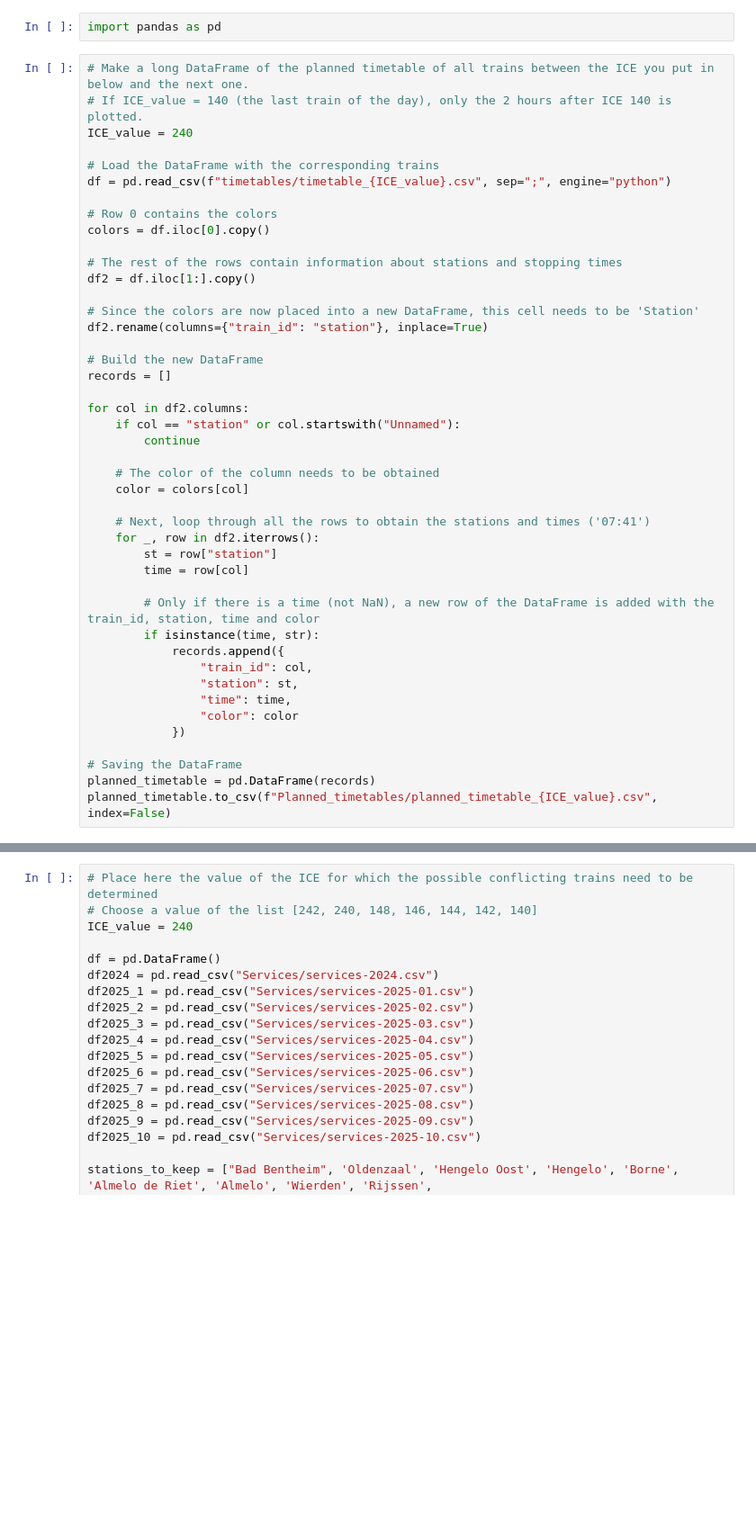
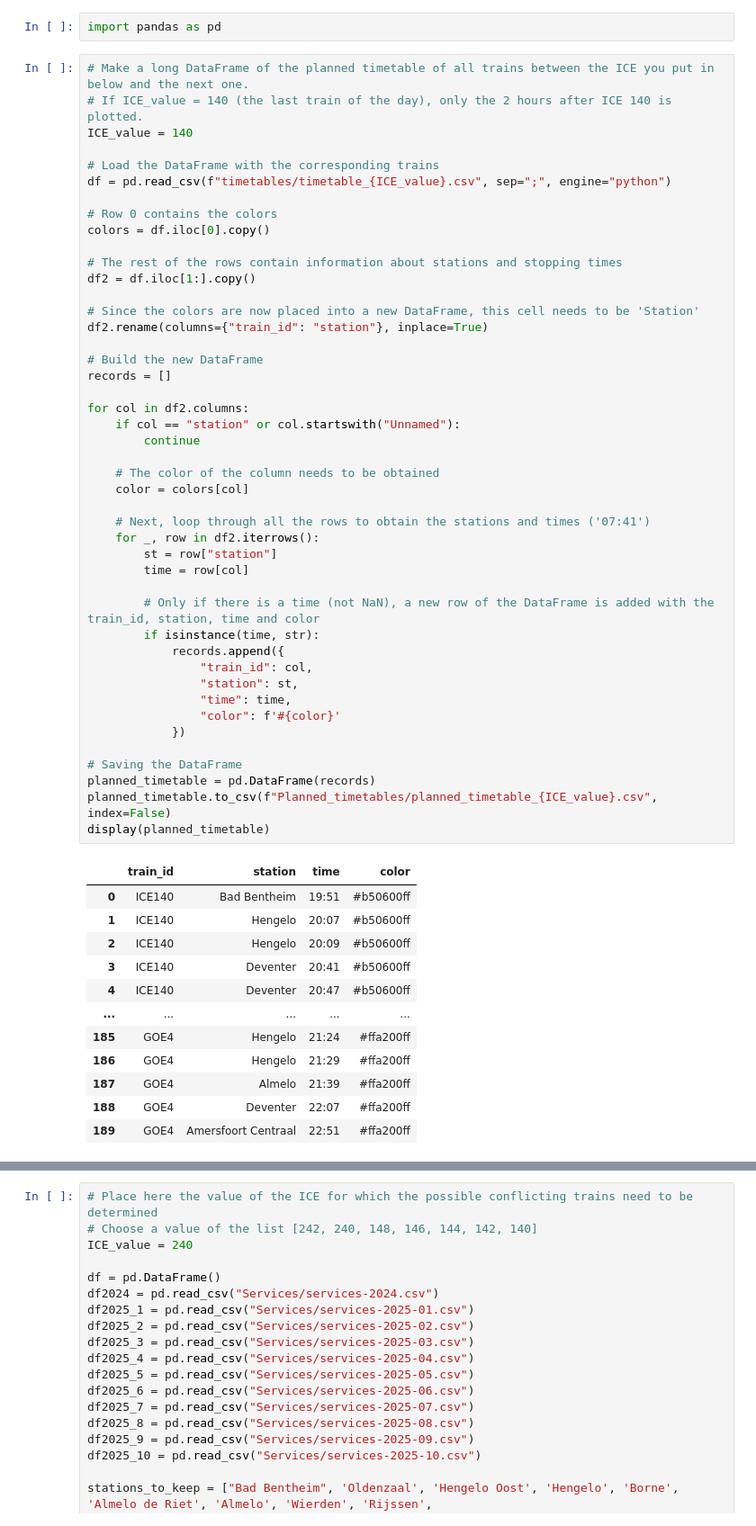
Before and after one commit to NielsvanderRijst/TIL5050-Delayed-ICE, a Jupyter notebook: Time-space prework.ipynb, the cells around one changed output, grey strips where cells are left out. Shown at 90% size. Drawn from its saved outputs; the diff is of its cells as text; blank space fills up the shorter version.

```diff
--- a/Time-space prework.ipynb
+++ b/Time-space prework.ipynb
@@ -3,7 +3,7 @@ import pandas as pd
 # %%
 # Make a long DataFrame of the planned timetable of all trains between the ICE you put in below and the next one.
 # If ICE_value = 140 (the last train of the day), only the 2 hours after ICE 140 is plotted.
-ICE_value = 240
+ICE_value = 140
 
 # Load the DataFrame with the corresponding trains
 df = pd.read_csv(f"timetables/timetable_{ICE_value}.csv", sep=";", engine="python")
@@ -16,31 +16,45 @@ df2 = df.iloc[1:].copy()
 
 # Since the colors are now placed into a new DataFrame, this cell needs to be 'Station'
 df2.rename(columns={"train_id": "station"}, inplace=True)
 
 # Build the new DataFrame
 records = []
 
 for col in df2.columns:
     if col == "station" or col.startswith("Unnamed"):
         continue
 
     # The color of the column needs to be obtained
     color = colors[col]
 
     # Next, loop through all the rows to obtain the stations and times ('07:41')
     for _, row in df2.iterrows():
         st = row["station"]
         time = row[col]
 
         # Only if there is a time (not NaN), a new row of the DataFrame is added with the train_id, station, time and color
         if isinstance(time, str):
             records.append({
                 "train_id": col,
                 "station": st,
                 "time": time,
-                "color": color
+                "color": f'#{color}'
             })
 
 # Saving the DataFrame
 planned_timetable = pd.DataFrame(records)
 planned_timetable.to_csv(f"Planned_timetables/planned_timetable_{ICE_value}.csv", index=False)
+display(planned_timetable)
+# %% [output]
+|  | train_id | station | time | color |
+| 0 | ICE140 | Bad Bentheim | 19:51 | #b50600ff |
+| 1 | ICE140 | Hengelo | 20:07 | #b50600ff |
+| 2 | ICE140 | Hengelo | 20:09 | #b50600ff |
+| 3 | ICE140 | Deventer | 20:41 | #b50600ff |
+| 4 | ICE140 | Deventer | 20:47 | #b50600ff |
+| ... | ... | ... | ... | ... |
+| 185 | GOE4 | Hengelo | 21:24 | #ffa200ff |
+| 186 | GOE4 | Hengelo | 21:29 | #ffa200ff |
+| 187 | GOE4 | Almelo | 21:39 | #ffa200ff |
+| 188 | GOE4 | Deventer | 22:07 | #ffa200ff |
+| 189 | GOE4 | Amersfoort Centraal | 22:51 | #ffa200ff |
```
Also changed, not shown: parts of 1 cell of this notebook, 24 other files.
